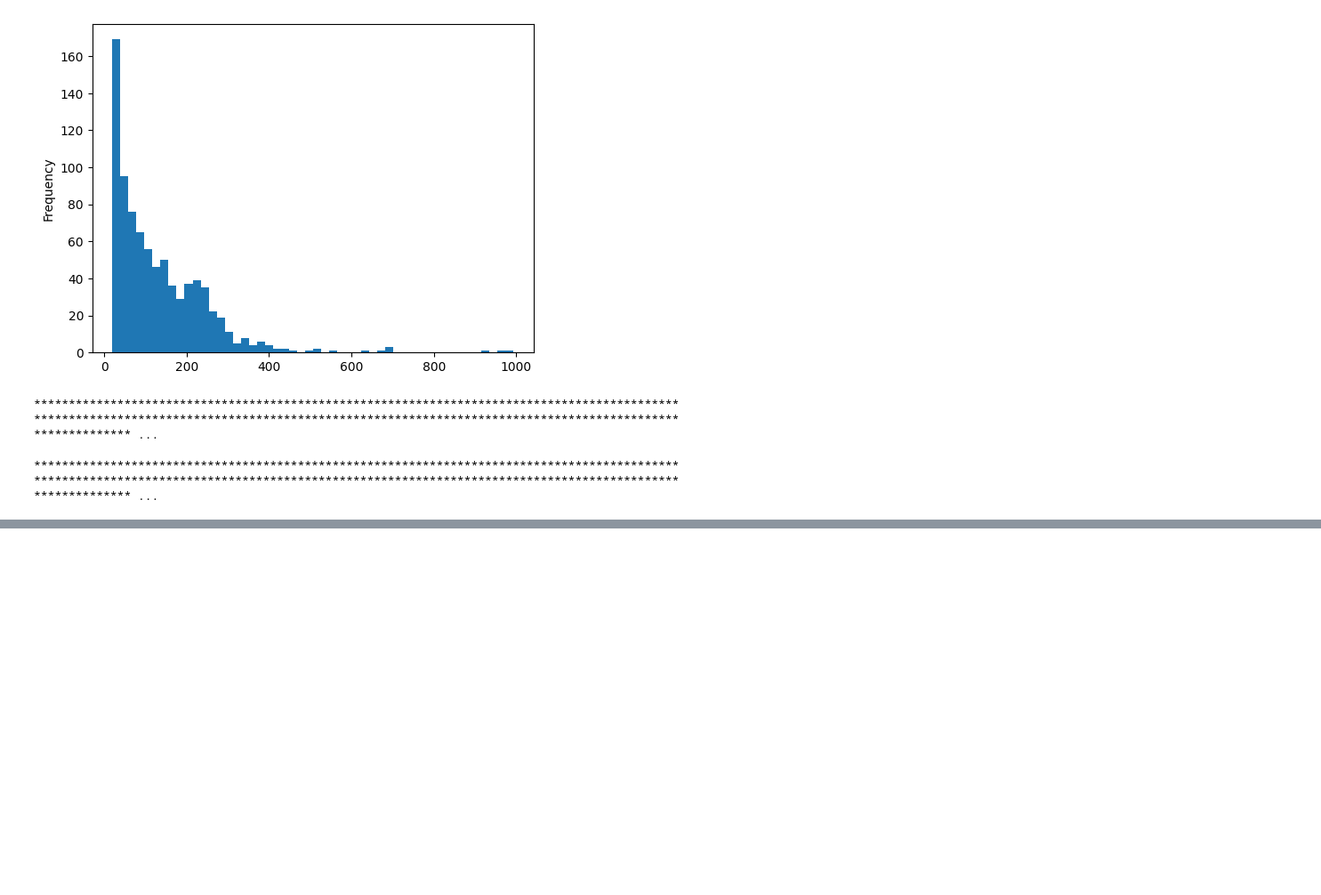
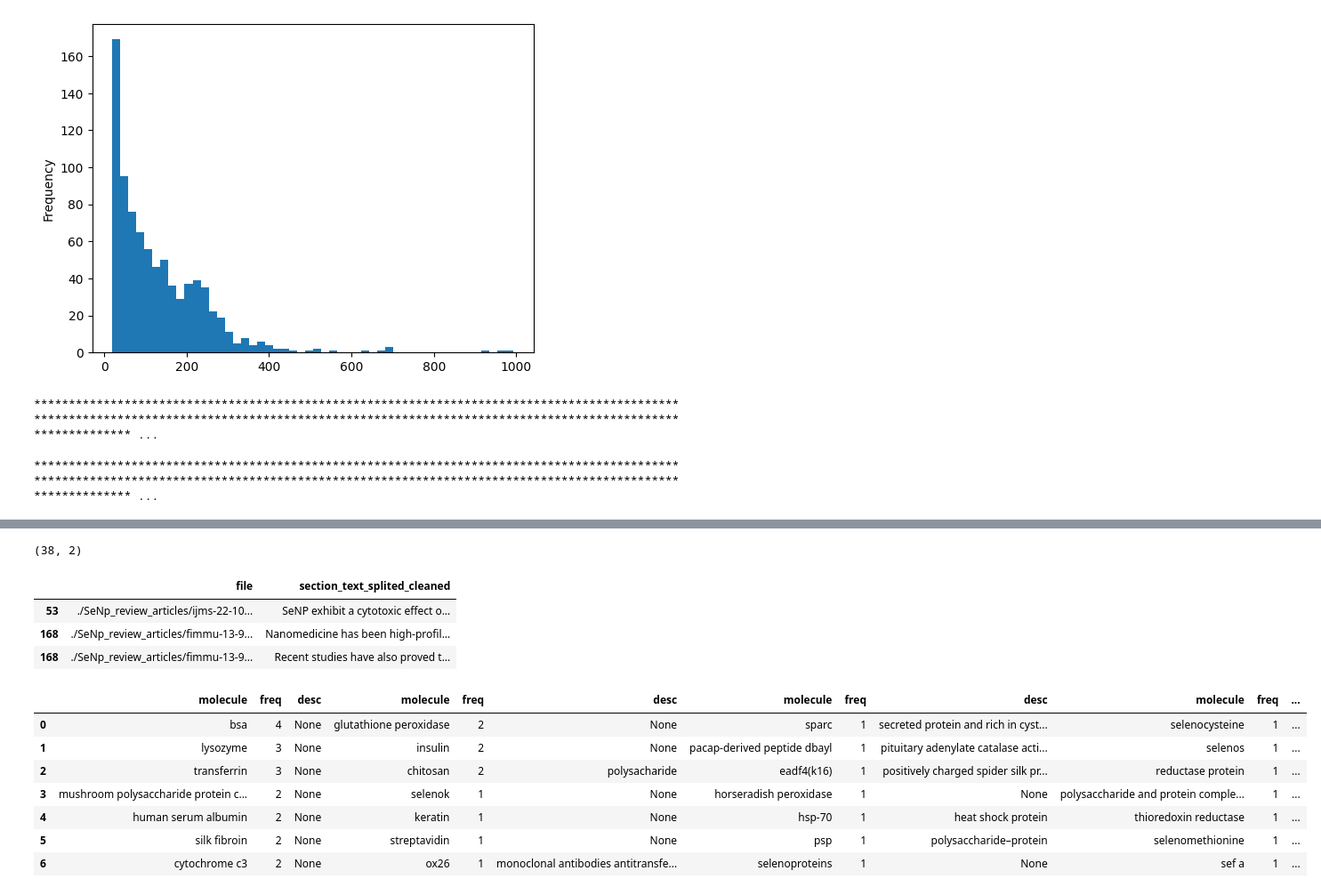
Before and after one commit to zorankiki/gpt4_for_SeNp_research, a Jupyter notebook: protein_stabilizers_extraction_from_reviews_demo.ipynb, the cells around one changed output, grey strips where cells are left out. Shown at 89% size. Drawn from its saved outputs; the diff is of its cells as text; code cells hidden in the pictures; blank space fills up the shorter version.

Commit message:
protein stabilizers extraction, picked files with extracted data

```diff
--- a/protein_stabilizers_extraction_from_reviews_demo.ipynb
+++ b/protein_stabilizers_extraction_from_reviews_demo.ipynb
@@ -153,0 +253,4 @@ df_paragraphs_exploded['stabilizer_functions'] = df_paragraphs_exploded['section
+# %%
+protein_stabilizers_extracted.shape
+# %% [output]
+(38, 2)
@@ -153,0 +267,8 @@ df_paragraphs_exploded['stabilizer_functions'] = df_paragraphs_exploded['section
+# %%
+df_paragraphs_exploded[df_paragraphs_exploded['section_text_splited']\
+.map(lambda x: 'rgdfc' in x.lower())][['file', 'section_text_splited_cleaned']]
+# %% [output]
+|  | file | section_text_splited_cleaned |
+| 53 | ./SeNp_review_articles/ijms-22-10... | SeNP exhibit a cytotoxic effect o... |
+| 168 | ./SeNp_review_articles/fimmu-13-9... | Nanomedicine has been high-profil... |
+| 168 | ./SeNp_review_articles/fimmu-13-9... | Recent studies have also proved t... |
@@ -153,0 +301,31 @@ df_paragraphs_exploded['stabilizer_functions'] = df_paragraphs_exploded['section
+# %%
+protein_stabilizers_extracted = \
+protein_stabilizers_not_clean_pragraphs[protein_stabilizers_not_clean_pragraphs!="##NOTHING##"]\
+.map(lambda x: x[:-11] if "##NOTHING##" in x else x)\
+.map(lambda x: x[:-2] if x.endswith("##") else x)\
+.map(lambda x: x.lower().lstrip(' ').rstrip(' '))\
+.map(lambda x: 'bsa' if x=='bovine serum albumin' else x)\
+.map(lambda x: 'lysozyme' if x=='lysozymes' else x)\
+.map(lambda x: 'glutathione peroxidase' if x=='gpx' else x)\
+.map(lambda x: 'transferrin' if x=='tf' else x).value_counts().reset_index()
+# %%
+protein_stabilizers_extracted['full name'] = \
+protein_stabilizers_extracted['stabilizer_functions_1']\
+.map(lambda x: _description_short_.get(x))
+# %%
+protein_stabilizers_extracted.columns = ['molecule', 'freq', 'desc']
+# %%
+pd.concat([protein_stabilizers_extracted[:7].reset_index(drop=True),\
+           protein_stabilizers_extracted[7:14].reset_index(drop=True),\
+           protein_stabilizers_extracted[14:21].reset_index(drop=True),\
+           protein_stabilizers_extracted[21:28].reset_index(drop=True),\
+           protein_stabilizers_extracted[28:].reset_index(drop=True)], axis=1)
+# %% [output]
+|  | molecule | freq | desc | molecule | freq | desc | molecule | freq | desc | molecule | freq | ... |
+| 0 | bsa | 4 | None | glutathione peroxidase | 2 | None | sparc | 1 | secreted protein and rich in cyst... | selenocysteine | 1 | ... |
+| 1 | lysozyme | 3 | None | insulin | 2 | None | pacap-derived peptide dbayl | 1 | pituitary adenylate catalase acti... | selenos | 1 | ... |
+| 2 | transferrin | 3 | None | chitosan | 2 | polysacharide | eadf4(k16) | 1 | positively charged spider silk pr... | reductase protein | 1 | ... |
+| 3 | mushroom polysaccharide protein c... | 2 | None | selenok | 1 | None | horseradish peroxidase | 1 | None | polysaccharide and protein comple... | 1 | ... |
+| 4 | human serum albumin | 2 | None | keratin | 1 | None | hsp-70 | 1 | heat shock protein | thioredoxin reductase | 1 | ... |
+| 5 | silk fibroin | 2 | None | streptavidin | 1 | None | psp | 1 | polysaccharide–protein | selenomethionine | 1 | ... |
+| 6 | cytochrome c3 | 2 | None | ox26 | 1 | monoclonal antibodies antitransfe... | selenoproteins | 1 | None | sef a | 1 | ... |
```
Also changed, not shown: parts of 15 cells of this notebook, 3 other files.
